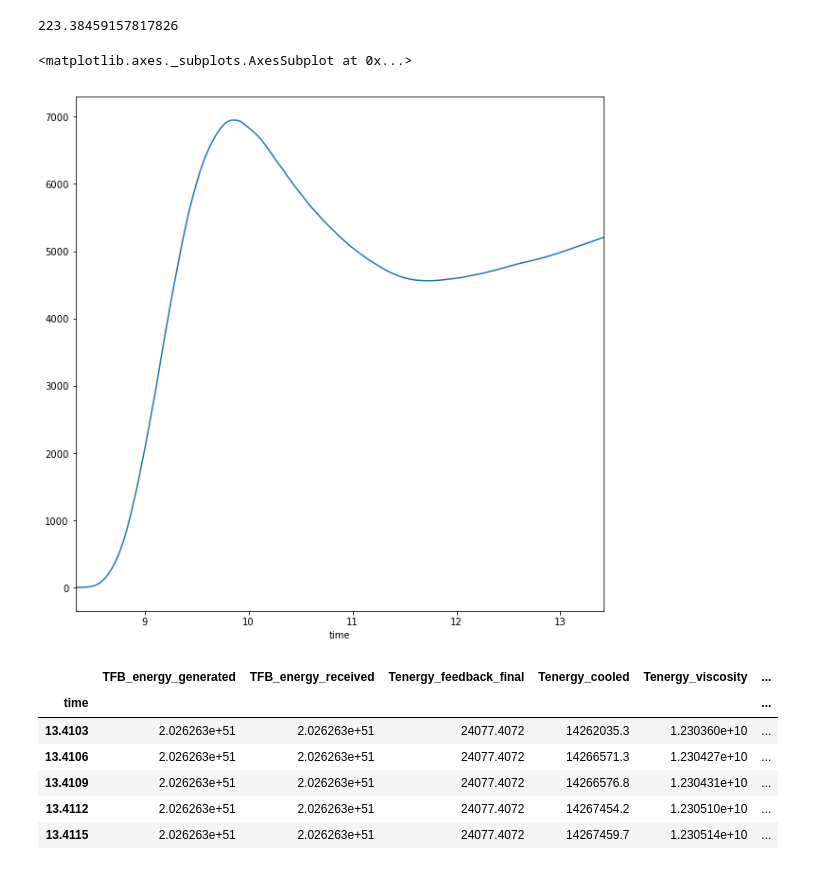
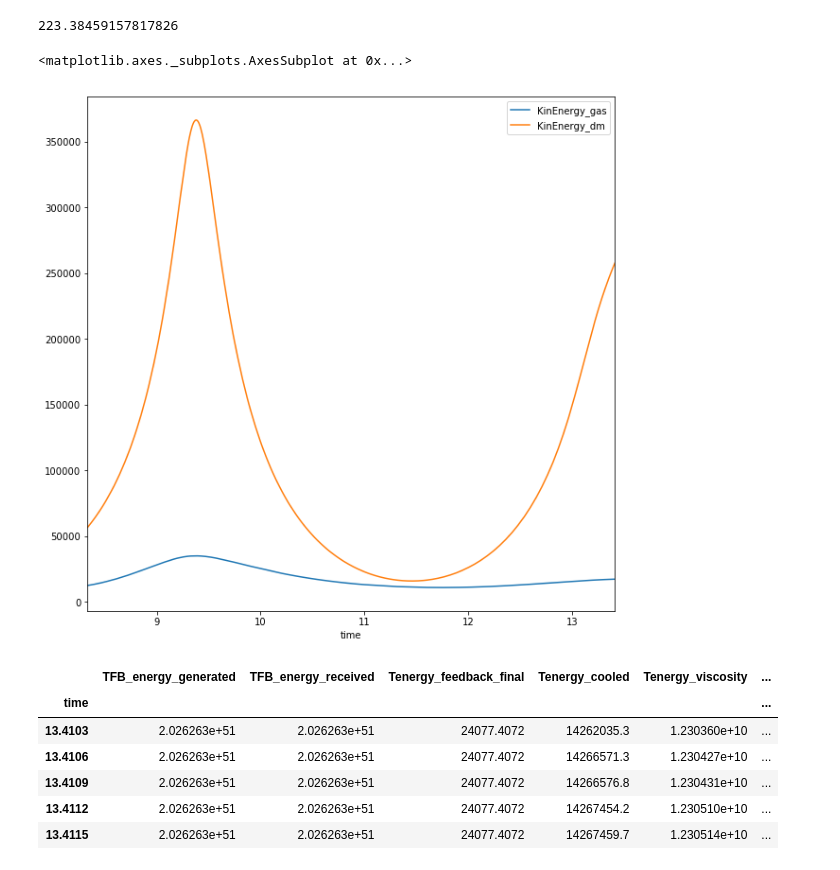
Before and after one commit to elehcim/simulation, a Jupyter notebook: notebooks/energy_file_analysis.ipynb, the cells around one changed output. Saved outputs shown, nothing was run; the diff lists cells and outputs as text; code cells hidden in the pictures.

Commit message:
fix figure in energy analysis notebook

```diff
--- a/notebooks/energy_file_analysis.ipynb
+++ b/notebooks/energy_file_analysis.ipynb
@@ -44,11 +44,12 @@ en.head()
 en.FB_energy.sum()
 # %% [output]
 223.38459157817826
-# %%
-en.totIntEnergy.plot(figsize=(10,10))
-# %% [output]
-<matplotlib.axes._subplots.AxesSubplot at 0x...>
-[figure, removed]
+# %%
+# en.KinEnergy_dm.plot(figsize=(10,10))
+en[["KinEnergy_gas", "KinEnergy_dm"]].plot(figsize=(10,10))
+# %% [output]
+<matplotlib.axes._subplots.AxesSubplot at 0x...>
+[figure, added]
 # %%
 en_phys.tail()
 # %% [output]
```
